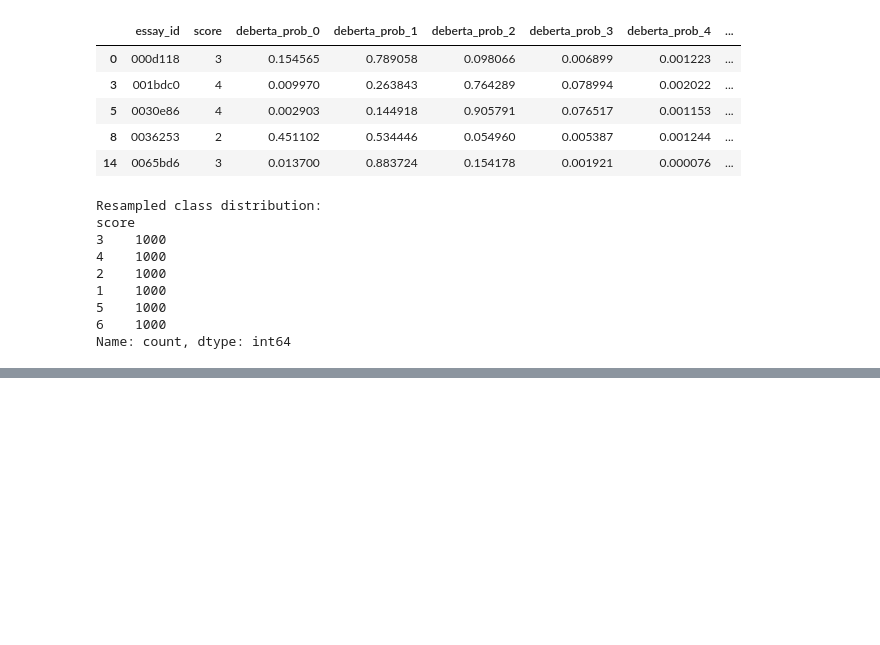
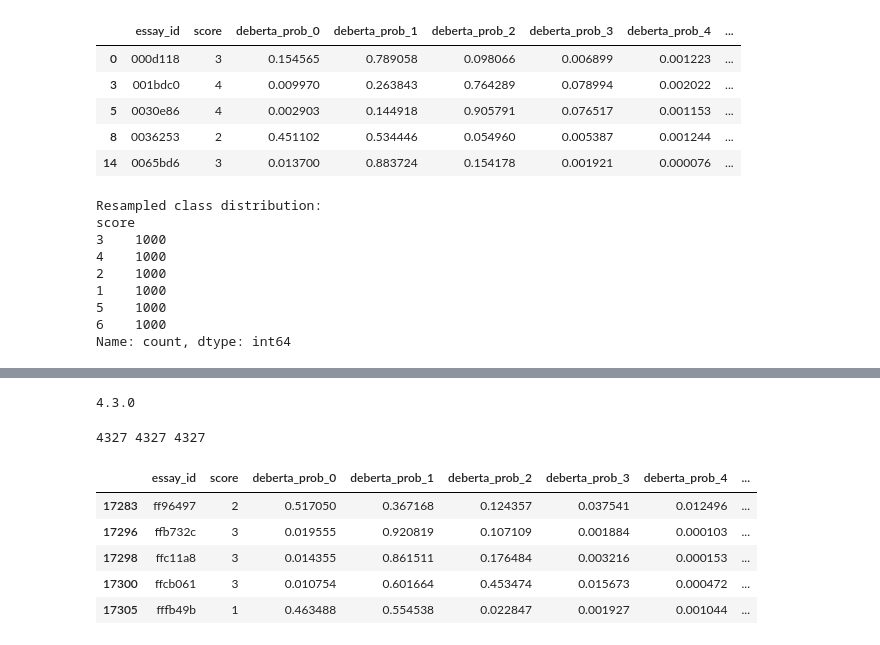
Before and after one commit to JD-DS/Learning-Agency-Lab---Automated-Essay-Scoring-2.0, a Jupyter notebook: sklearn-model.ipynb, the cells around one changed output, grey strips where cells are left out. Drawn from its saved outputs; the diff is of its cells as text; code cells hidden in the pictures; blank space fills up the shorter version.

```diff
--- a/sklearn-model.ipynb
+++ b/sklearn-model.ipynb
@@ -745,0 +813,6 @@ plt.show()
+# %%
+# Check LightGBM version
+import lightgbm as lgb
+print(lgb.__version__)
+# %% [output]
+4.3.0
@@ -745,0 +836,17 @@ plt.show()
+# %%
+# Assuming `df` is the original DataFrame and `predictions` is a list/array of predicted labels
+# If there's a subset used for predictions, ensure it aligns with the DataFrame
+val_df['Predicted_Label'] = predictions
+# %%
+print(len(val_features), len(val_df), len(predictions))
+# %% [output]
+4327 4327 4327
+# %%
+val_df.tail()
+# %% [output]
+|  | essay_id | score | deberta_prob_0 | deberta_prob_1 | deberta_prob_2 | deberta_prob_3 | deberta_prob_4 | ... |
+| 17283 | ff96497 | 2 | 0.517050 | 0.367168 | 0.124357 | 0.037541 | 0.012496 | ... |
+| 17296 | ffb732c | 3 | 0.019555 | 0.920819 | 0.107109 | 0.001884 | 0.000103 | ... |
+| 17298 | ffc11a8 | 3 | 0.014355 | 0.861511 | 0.176484 | 0.003216 | 0.000153 | ... |
+| 17300 | ffcb061 | 3 | 0.010754 | 0.601664 | 0.453474 | 0.015673 | 0.000472 | ... |
+| 17305 | fffb49b | 1 | 0.463488 | 0.554538 | 0.022847 | 0.001927 | 0.001044 | ... |
```
Also changed, not shown: parts of 21 cells of this notebook.
